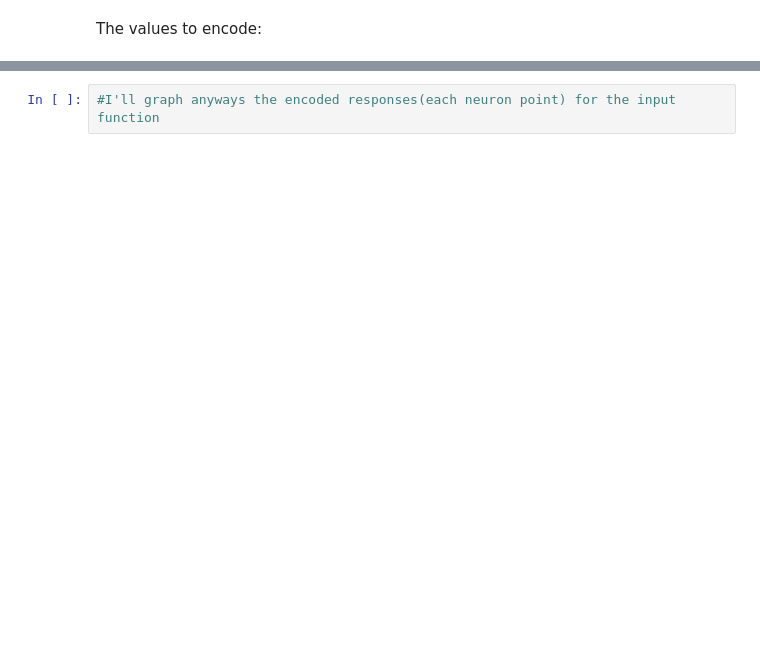
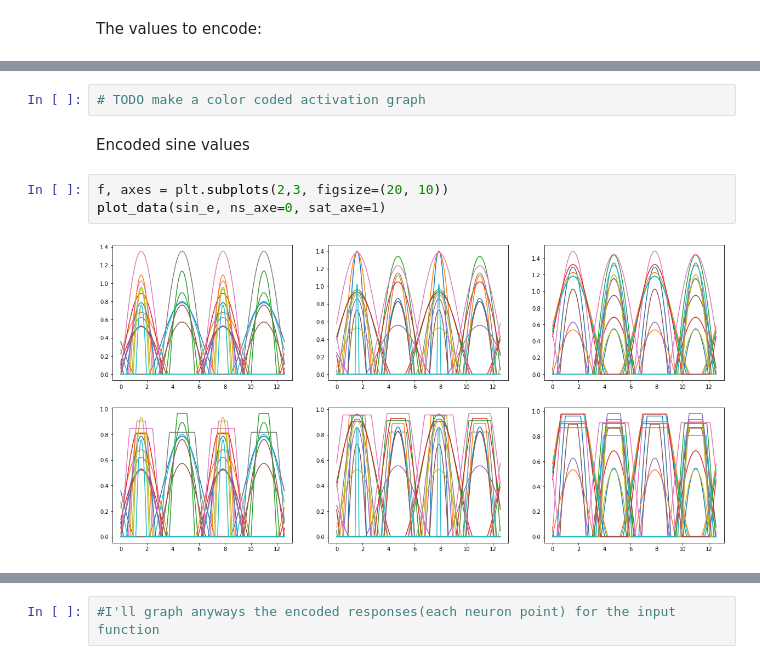
Before and after one commit to leomrocha/neural-representations, a Jupyter notebook: notebooks/ScalarRepresentation_tests.ipynb, the cells around one changed output, grey strips where cells are left out. Drawn from its saved outputs; the diff is of its cells as text; blank space fills up the shorter version.

```diff
--- a/notebooks/ScalarRepresentation_tests.ipynb
+++ b/notebooks/ScalarRepresentation_tests.ipynb
@@ -278,0 +262,9 @@ plt.legend()
+# %%
+# TODO make a color coded activation graph
+# %% [markdown]
+Encoded sine values
+# %%
+f, axes = plt.subplots(2,3, figsize=(20, 10))
+plot_data(sin_e, ns_axe=0, sat_axe=1)
+# %% [output]
+[figure, added]
```
Also changed, not shown: parts of 47 cells of this notebook.
